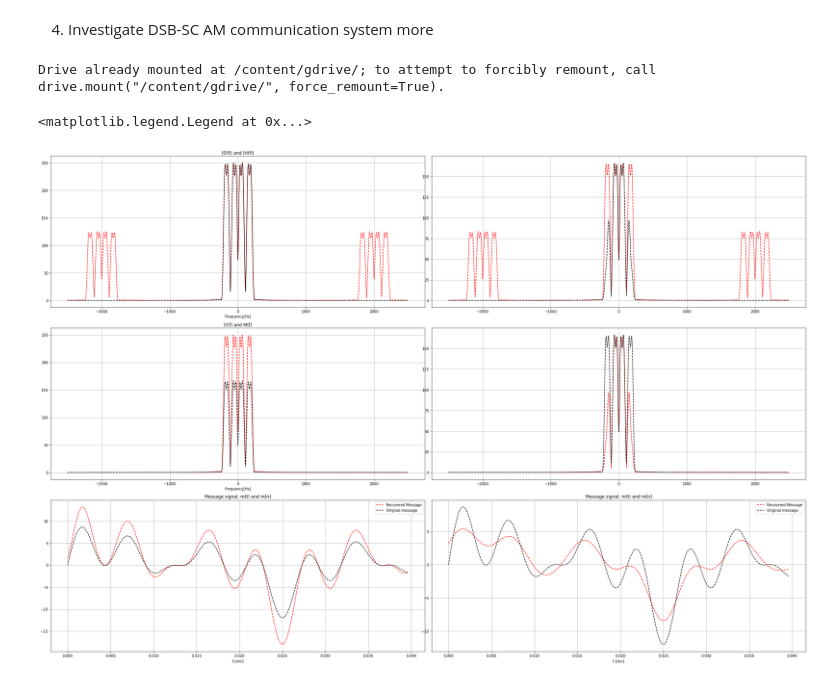
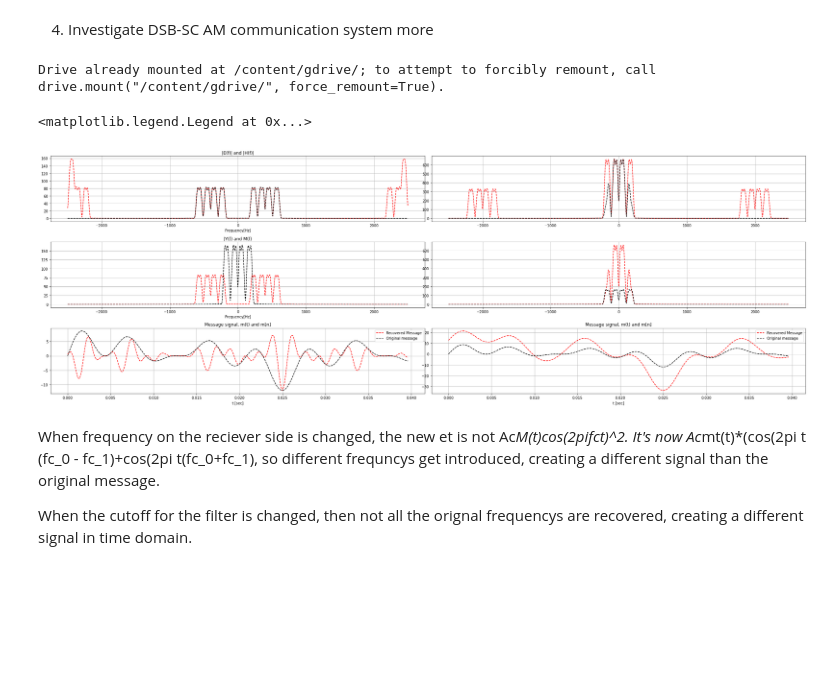
Before and after one commit to tynimattias/EENG440-Digital-Communications-Systems, a Jupyter notebook: 440_Lab2.ipynb, the cells around one changed output. Drawn from its saved outputs; the diff is of its cells as text; code cells hidden in the pictures; blank space fills up the shorter version.

```diff
--- a/440_Lab2.ipynb
+++ b/440_Lab2.ipynb
@@ -207,11 +207,17 @@ ut = message * ct
 
 rt = ut
 
-et = ct * ut * 3
+
+
+wc_de = 2*np.pi*1400
+
+carrier_demod = 1*np.cos(wc_de * t)
+
+et = ct * message * carrier_demod * 2
 
 
 
-N=99; CutOffFreq=400
+N=99; CutOffFreq=800
 NyqFreq = Fs / 2 # Normalized freq = 1 is corresponding to Nyquist freq, fs/2
 NormalizedCutOffFreq = CutOffFreq / NyqFreq
 B = sci.firwin(N,NormalizedCutOffFreq)
@@ -254,7 +260,7 @@ plt.legend()
 
 fc = 1000 #HZ
 wc = 2*np.pi*fc
-ac = 1
+ac = 2
 
 ct = ac*np.cos(wc*t)
 
@@ -263,6 +269,9 @@ ut = message * ct
 rt = ut
 
 et = ct * ut * 2
+
+
+
 
 
 
@@ -272,32 +281,36 @@ NormalizedCutOffFreq = CutOffFreq / NyqFreq
 B = sci.firwin(N,NormalizedCutOffFreq)
 A = np.array([1])
 
 yt = sci.convolve(B,et)
 yt = yt[int(np.floor(N/2)):int(np.floor(N/2))+len(t)]
 
 
 
 
 plt.subplot(322);
 DrawSpectrum(et, Fs,'r--')
 DrawSpectrum(yt, Fs,'k--')
-plt.rcParams['figure.figsize'] = [30, 20]
+plt.rcParams['figure.figsize'] = [30, 10]
 
 plt.subplot(324)
 DrawSpectrum(yt, Fs, 'r--')
 DrawSpectrum(message, Fs, 'k--')
 
 
 plt.subplot(326)
 plt.plot(t,yt,'r--',label = 'Recovered Message')
 plt.plot(t,message, 'k--', label = 'Original message')
 plt.grid(True)
 
 
 plt.title('Message signal, m(t) and m[n]');
 plt.xlabel('t [sec]')
 plt.legend()
 # %% [output]
 Drive already mounted at /content/gdrive/; to attempt to forcibly remount, call drive.mount("/content/gdrive/", force_remount=True).
 <matplotlib.legend.Legend at 0x...>
-[figure, old version]
+[figure, new version]
+# %% [markdown]
+When frequency on the reciever side is changed, the new et is not Ac*M(t)*cos(2pifc*t)^2. It's now Ac*mt(t)*(cos(2pi t (fc_0 - fc_1)+cos(2pi t(fc_0+fc_1), so different frequncys get introduced, creating a different signal than the original message.
+
+When the cutoff for the filter is changed, then not all the orignal frequencys are recovered, creating a different signal in time domain.
```
